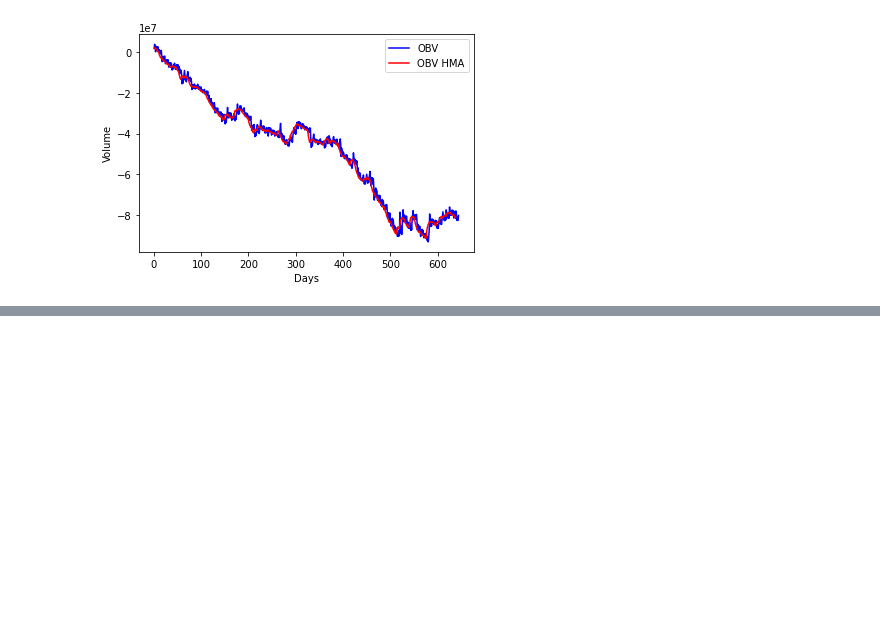
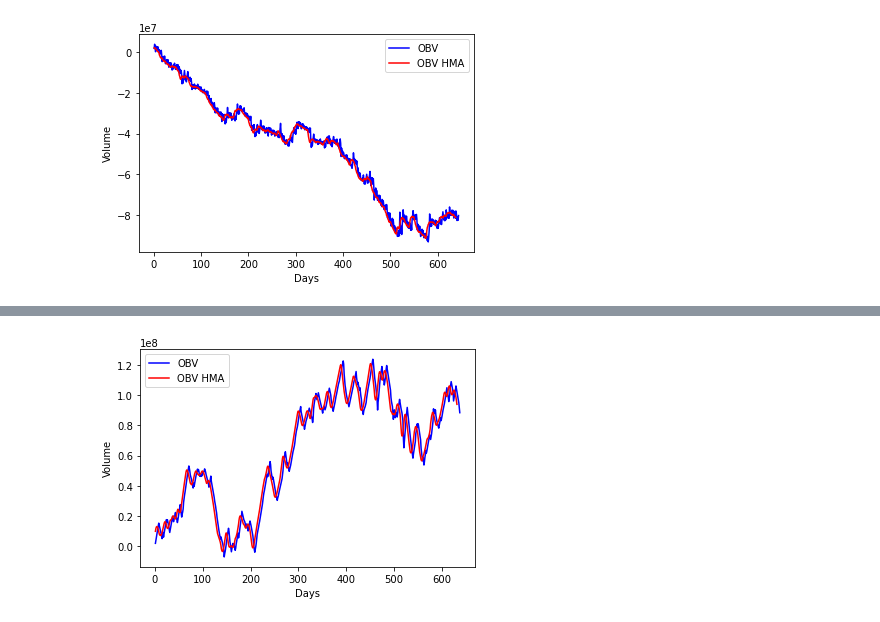
Before and after one commit to ENEmyr/autotrading, a Jupyter notebook: test_predicted.ipynb, the cells around one changed output, grey strips where cells are left out. Cells and saved outputs as stored; diff of their text form; code cells hidden in the pictures; blank space fills up the shorter version.

```diff
--- a/test_predicted.ipynb
+++ b/test_predicted.ipynb
@@ -76,0 +114,18 @@ plt.show()
+# %%
+# Real data
+smoother = Smoother(y.reshape(-1, 1)[:, 0], 7)
+y_smooth = smoother.transform('hamming')
+volumes = get_volumes(data_path)
+obv = on_balance_volume(volumes, y_smooth)
+days = np.arange(1, len(obv)+1)
+smoother = Smoother(obv, 7)
+obv_hma = smoother.transform('hamming')
+plt.plot(days, obv, 'b', label='OBV')
+days = np.arange(1, len(obv_hma)+1)
+plt.plot(days, obv_hma, 'r', label='OBV HMA')
+plt.xlabel('Days')
+plt.ylabel('Volume')
+plt.legend()
+plt.show()
+# %% [output]
+[figure, added]
```
Also changed, not shown: parts of 4 cells of this notebook, 8 other files.
